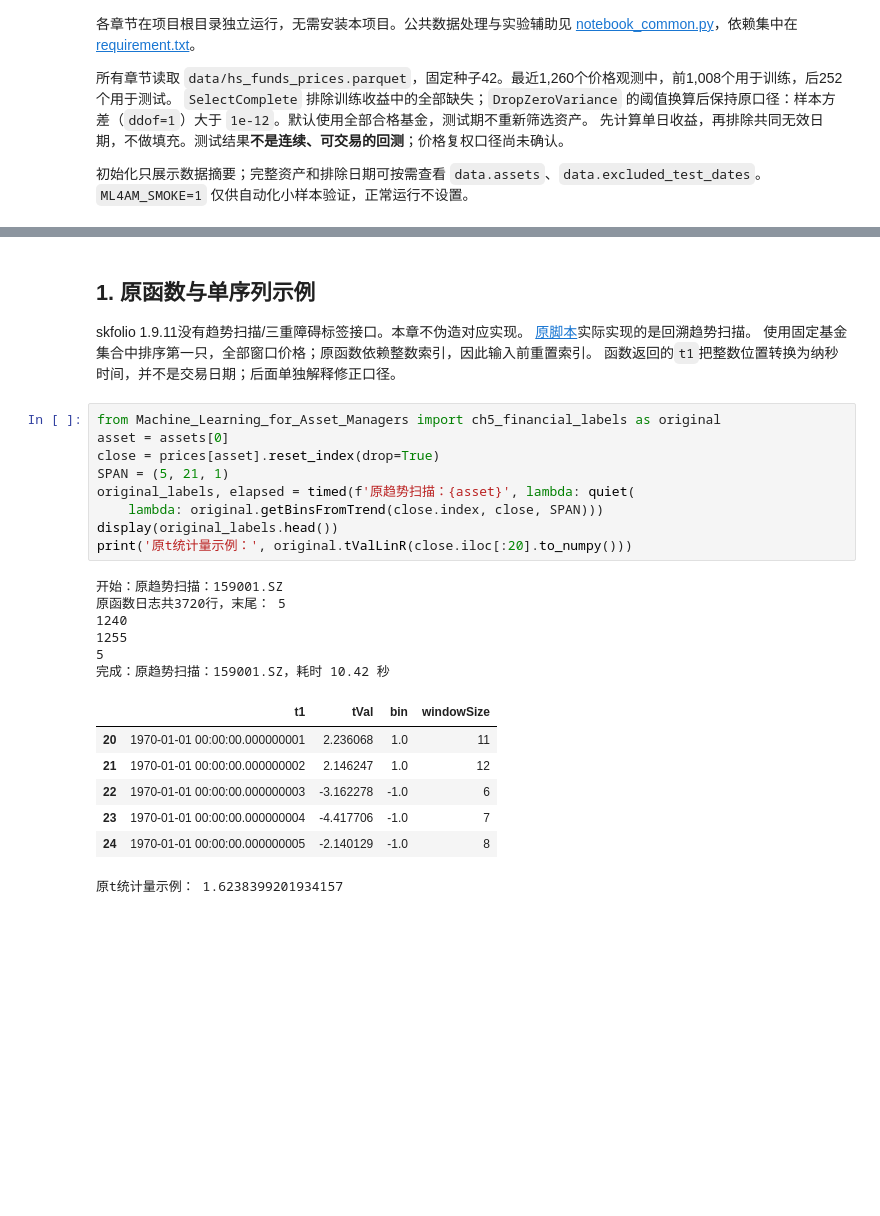
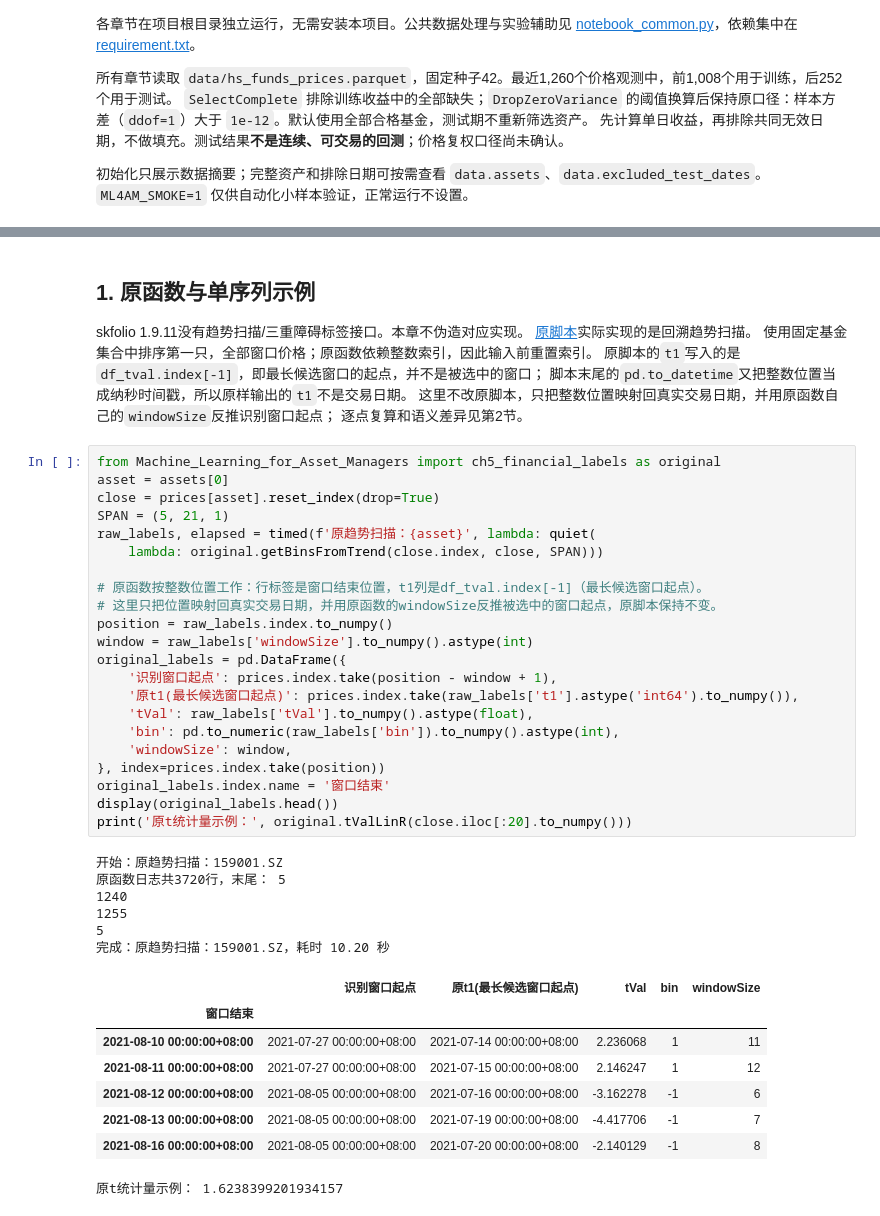
Before and after one commit to wang-jinghui/ML4AM, a Jupyter notebook: ch5_financial_labels.ipynb, the cells around one changed output, grey strips where cells are left out. Cells and saved outputs as stored; diff of their text form; blank space fills up the shorter version.

```diff
--- a/ch5_financial_labels.ipynb
+++ b/ch5_financial_labels.ipynb
@@ -40,29 +42,46 @@ Name: 数据概览, dtype: object
 skfolio 1.9.11没有趋势扫描/三重障碍标签接口。本章不伪造对应实现。
 [原脚本](Machine_Learning_for_Asset_Managers/ch5_financial_labels.py)实际实现的是回溯趋势扫描。
 使用固定基金集合中排序第一只，全部窗口价格；原函数依赖整数索引，因此输入前重置索引。
-函数返回的`t1`把整数位置转换为纳秒时间，并不是交易日期；后面单独解释修正口径。
+原脚本的`t1`写入的是`df_tval.index[-1]`，即最长候选窗口的起点，并不是被选中的窗口；
+脚本末尾的`pd.to_datetime`又把整数位置当成纳秒时间戳，所以原样输出的`t1`不是交易日期。
+这里不改原脚本，只把整数位置映射回真实交易日期，并用原函数自己的`windowSize`反推识别窗口起点；
+逐点复算和语义差异见第2节。
 # %%
 from Machine_Learning_for_Asset_Managers import ch5_financial_labels as original
 asset = assets[0]
 close = prices[asset].reset_index(drop=True)
 SPAN = (5, 21, 1)
-original_labels, elapsed = timed(f'原趋势扫描：{asset}', lambda: quiet(
+raw_labels, elapsed = timed(f'原趋势扫描：{asset}', lambda: quiet(
     lambda: original.getBinsFromTrend(close.index, close, SPAN)))
+
+# 原函数按整数位置工作：行标签是窗口结束位置，t1列是df_tval.index[-1]（最长候选窗口起点）。
+# 这里只把位置映射回真实交易日期，并用原函数的windowSize反推被选中的窗口起点，原脚本保持不变。
+position = raw_labels.index.to_numpy()
+window = raw_labels['windowSize'].to_numpy().astype(int)
+original_labels = pd.DataFrame({
+    '识别窗口起点': prices.index.take(position - window + 1),
+    '原t1(最长候选窗口起点)': prices.index.take(raw_labels['t1'].astype('int64').to_numpy()),
+    'tVal': raw_labels['tVal'].to_numpy().astype(float),
+    'bin': pd.to_numeric(raw_labels['bin']).to_numpy().astype(int),
+    'windowSize': window,
+}, index=prices.index.take(position))
+original_labels.index.name = '窗口结束'
 display(original_labels.head())
 print('原t统计量示例：', original.tValLinR(close.iloc[:20].to_numpy()))
 # %% [output]
 开始：原趋势扫描：159001.SZ
 原函数日志共3720行，末尾： 5
 1240
 1255
 5
-完成：原趋势扫描：159001.SZ，耗时 10.42 秒
+完成：原趋势扫描：159001.SZ，耗时 10.20 秒
-|  | t1 | tVal | bin | windowSize |
-| 20 | 1970-01-01 00:00:00.000000001 | 2.236068 | 1.0 | 11 |
-| 21 | 1970-01-01 00:00:00.000000002 | 2.146247 | 1.0 | 12 |
-| 22 | 1970-01-01 00:00:00.000000003 | -3.162278 | -1.0 | 6 |
-| 23 | 1970-01-01 00:00:00.000000004 | -4.417706 | -1.0 | 7 |
-| 24 | 1970-01-01 00:00:00.000000005 | -2.140129 | -1.0 | 8 |
+|  | 识别窗口起点 | 原t1(最长候选窗口起点) | tVal | bin | windowSize |
+| 窗口结束 |  |  |  |  |  |
+| 2021-08-10 00:00:00+08:00 | 2021-07-27 00:00:00+08:00 | 2021-07-14 00:00:00+08:00 | 2.236068 | 1 | 11 |
+| 2021-08-11 00:00:00+08:00 | 2021-07-27 00:00:00+08:00 | 2021-07-15 00:00:00+08:00 | 2.146247 | 1 | 12 |
+| 2021-08-12 00:00:00+08:00 | 2021-08-05 00:00:00+08:00 | 2021-07-16 00:00:00+08:00 | -3.162278 | -1 | 6 |
+| 2021-08-13 00:00:00+08:00 | 2021-08-05 00:00:00+08:00 | 2021-07-19 00:00:00+08:00 | -4.417706 | -1 | 7 |
+| 2021-08-16 00:00:00+08:00 | 2021-08-05 00:00:00+08:00 | 2021-07-20 00:00:00+08:00 | -2.140129 | -1 | 8 |
 原t统计量示例： 1.6238399201934157
 # %% [markdown]
 ## 2. 日期对齐与可解释的局部复现（不是skfolio）
```
Also changed, not shown: parts of 7 cells of this notebook.
